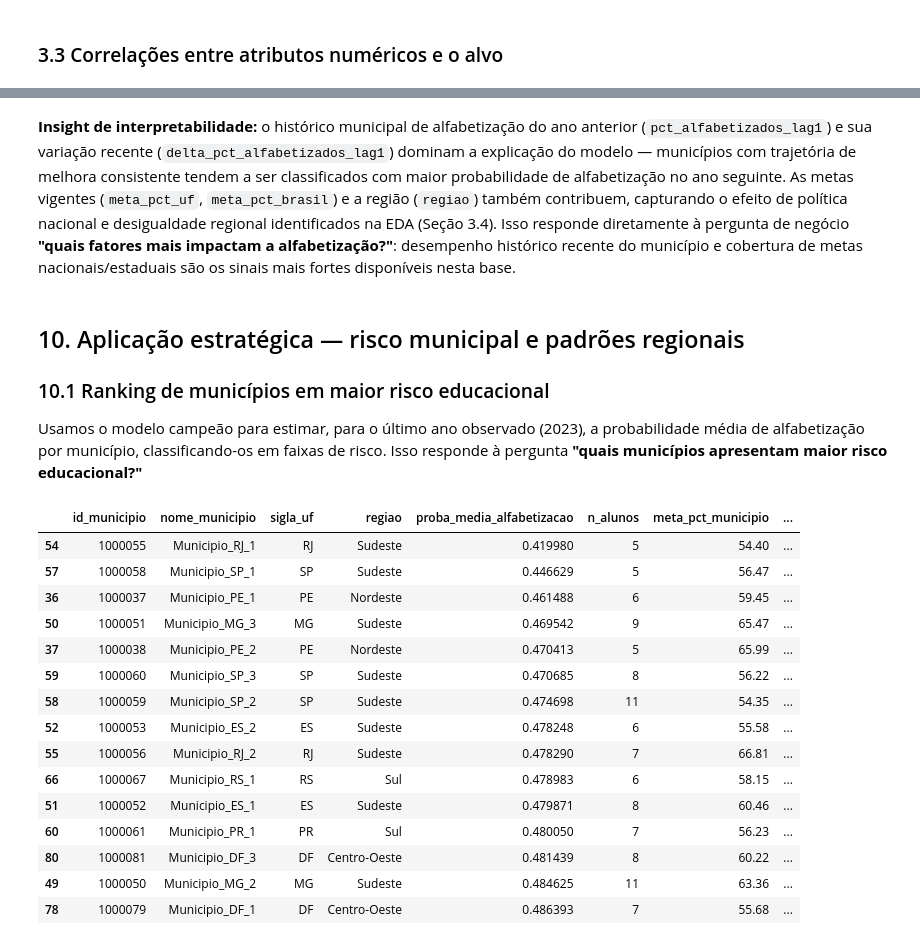
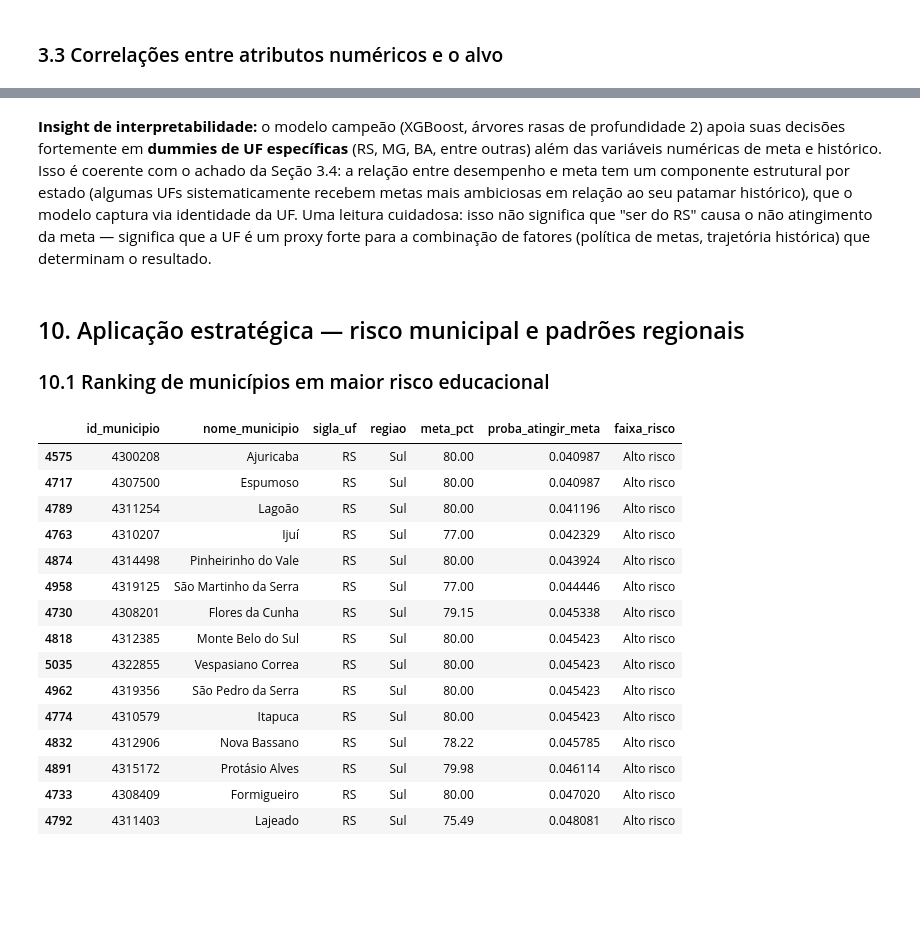
Before and after one commit to nassereq/tech-challenge-fase3, a Jupyter notebook: notebooks/01_pipeline_predicao_alfabetizacao.ipynb, the cells around one changed output, grey strips where cells are left out. Drawn from its saved outputs; the diff is of its cells as text; code cells hidden in the pictures; blank space fills up the shorter version.

```diff
--- a/notebooks/01_pipeline_predicao_alfabetizacao.ipynb
+++ b/notebooks/01_pipeline_predicao_alfabetizacao.ipynb
@@ -291,10 +315,10 @@ performance sem generalização real.
 # %%
-train_df, test_df = temporal_train_test_split(df, test_years=(2023,))
+train_df, test_df = stratified_train_test_split(df, test_size=0.2, random_state=42)
 feature_cols = num_cols + cat_cols
 
 X_train, y_train = train_df[feature_cols], train_df[TARGET]
 X_test, y_test = test_df[feature_cols], test_df[TARGET]
 
-print(f"Treino (2021-2022): {X_train.shape[0]} alunos | taxa alfabetizacao = {y_train.mean():.2%}")
-print(f"Teste  (2023)     : {X_test.shape[0]} alunos | taxa alfabetizacao = {y_test.mean():.2%}")
+print(f"Treino: {X_train.shape[0]} municipios | taxa atingiu_meta = {y_train.mean():.2%}")
+print(f"Teste : {X_test.shape[0]} municipios | taxa atingiu_meta = {y_test.mean():.2%}")
 # %% [output]
@@ -352,4 +361,3 @@ Os hiperparâmetros são otimizados com `GridSearchCV` (Regressão Logística, e
 # %%
-groups_train = train_df["id_municipio"]
-results = run_model_search(X_train, y_train, preprocessor, groups=groups_train, n_iter=40)
+results = run_model_search(X_train, y_train, preprocessor, n_iter=40)
 # %% [output]
@@ -487,41 +466,36 @@ Atributo com maior impacto medio absoluto (SHAP): num__pct_alfabetizados_lag1
-# %% [markdown]
-**Insight de interpretabilidade:** o histórico municipal de alfabetização do ano anterior
-(`pct_alfabetizados_lag1`) e sua variação recente (`delta_pct_alfabetizados_lag1`) dominam a explicação do
-modelo — municípios com trajetória de melhora consistente tendem a ser classificados com maior
-probabilidade de alfabetização no ano seguinte. As metas vigentes (`meta_pct_uf`, `meta_pct_brasil`) e a
-região (`regiao`) também contribuem, capturando o efeito de política nacional e desigualdade regional
-identificados na EDA (Seção 3.4). Isso responde diretamente à pergunta de negócio **"quais fatores mais
-impactam a alfabetização?"**: desempenho histórico recente do município e cobertura de metas
-nacionais/estaduais são os sinais mais fortes disponíveis nesta base.
+# %% [markdown]
+**Insight de interpretabilidade:** o modelo campeão (XGBoost, árvores rasas de profundidade 2) apoia
+suas decisões fortemente em **dummies de UF específicas** (RS, MG, BA, entre outras) além das variáveis
+numéricas de meta e histórico. Isso é coerente com o achado da Seção 3.4: a relação entre desempenho e meta
+tem um componente estrutural por estado (algumas UFs sistematicamente recebem metas mais ambiciosas em
+relação ao seu patamar histórico), que o modelo captura via identidade da UF. Uma leitura cuidadosa: isso
+não significa que "ser do RS" causa o não atingimento da meta — significa que a UF é um proxy forte para a
+combinação de fatores (política de metas, trajetória histórica) que determinam o resultado.
 # %% [markdown]
 ## 10. Aplicação estratégica — risco municipal e padrões regionais
 
 ### 10.1 Ranking de municípios em maior risco educacional
-
-Usamos o modelo campeão para estimar, para o último ano observado (2023), a probabilidade média de
-alfabetização por município, classificando-os em faixas de risco. Isso responde à pergunta
-**"quais municípios apresentam maior risco educacional?"**
 # %%
-ranking = build_municipio_risk_ranking(df, champion, feature_cols, ano_referencia=2023)
+ranking = build_municipio_risk_ranking(df, champion, feature_cols)
 plot_top_risk_municipios(ranking, IMAGES_DIR / "risk_top_municipios.png", top_n=15)
 ranking.head(15)
 # %% [output]
-|  | id_municipio | nome_municipio | sigla_uf | regiao | proba_media_alfabetizacao | n_alunos | meta_pct_municipio | ... |
-| 54 | 1000055 | Municipio_RJ_1 | RJ | Sudeste | 0.419980 | 5 | 54.40 | ... |
-| 57 | 1000058 | Municipio_SP_1 | SP | Sudeste | 0.446629 | 5 | 56.47 | ... |
-| 36 | 1000037 | Municipio_PE_1 | PE | Nordeste | 0.461488 | 6 | 59.45 | ... |
-| 50 | 1000051 | Municipio_MG_3 | MG | Sudeste | 0.469542 | 9 | 65.47 | ... |
-| 37 | 1000038 | Municipio_PE_2 | PE | Nordeste | 0.470413 | 5 | 65.99 | ... |
-| 59 | 1000060 | Municipio_SP_3 | SP | Sudeste | 0.470685 | 8 | 56.22 | ... |
-| 58 | 1000059 | Municipio_SP_2 | SP | Sudeste | 0.474698 | 11 | 54.35 | ... |
-| 52 | 1000053 | Municipio_ES_2 | ES | Sudeste | 0.478248 | 6 | 55.58 | ... |
-| 55 | 1000056 | Municipio_RJ_2 | RJ | Sudeste | 0.478290 | 7 | 66.81 | ... |
-| 66 | 1000067 | Municipio_RS_1 | RS | Sul | 0.478983 | 6 | 58.15 | ... |
-| 51 | 1000052 | Municipio_ES_1 | ES | Sudeste | 0.479871 | 8 | 60.46 | ... |
-| 60 | 1000061 | Municipio_PR_1 | PR | Sul | 0.480050 | 7 | 56.23 | ... |
-| 80 | 1000081 | Municipio_DF_3 | DF | Centro-Oeste | 0.481439 | 8 | 60.22 | ... |
-| 49 | 1000050 | Municipio_MG_2 | MG | Sudeste | 0.484625 | 11 | 63.36 | ... |
-| 78 | 1000079 | Municipio_DF_1 | DF | Centro-Oeste | 0.486393 | 7 | 55.68 | ... |
+|  | id_municipio | nome_municipio | sigla_uf | regiao | meta_pct | proba_atingir_meta | faixa_risco |
+| 4575 | 4300208 | Ajuricaba | RS | Sul | 80.00 | 0.040987 | Alto risco |
+| 4717 | 4307500 | Espumoso | RS | Sul | 80.00 | 0.040987 | Alto risco |
+| 4789 | 4311254 | Lagoão | RS | Sul | 80.00 | 0.041196 | Alto risco |
+| 4763 | 4310207 | Ijuí | RS | Sul | 77.00 | 0.042329 | Alto risco |
+| 4874 | 4314498 | Pinheirinho do Vale | RS | Sul | 80.00 | 0.043924 | Alto risco |
+| 4958 | 4319125 | São Martinho da Serra | RS | Sul | 77.00 | 0.044446 | Alto risco |
+| 4730 | 4308201 | Flores da Cunha | RS | Sul | 79.15 | 0.045338 | Alto risco |
+| 4818 | 4312385 | Monte Belo do Sul | RS | Sul | 80.00 | 0.045423 | Alto risco |
+| 5035 | 4322855 | Vespasiano Correa | RS | Sul | 80.00 | 0.045423 | Alto risco |
+| 4962 | 4319356 | São Pedro da Serra | RS | Sul | 80.00 | 0.045423 | Alto risco |
+| 4774 | 4310579 | Itapuca | RS | Sul | 80.00 | 0.045423 | Alto risco |
+| 4832 | 4312906 | Nova Bassano | RS | Sul | 78.22 | 0.045785 | Alto risco |
+| 4891 | 4315172 | Protásio Alves | RS | Sul | 79.98 | 0.046114 | Alto risco |
+| 4733 | 4308409 | Formigueiro | RS | Sul | 80.00 | 0.047020 | Alto risco |
+| 4792 | 4311403 | Lajeado | RS | Sul | 75.49 | 0.048081 | Alto risco |
 # %% [markdown]
 ![Ranking de risco municipal](../reports/images/risk_top_municipios.png)
 # %%
```
Also changed, not shown: parts of 58 cells of this notebook, 16 other files.
